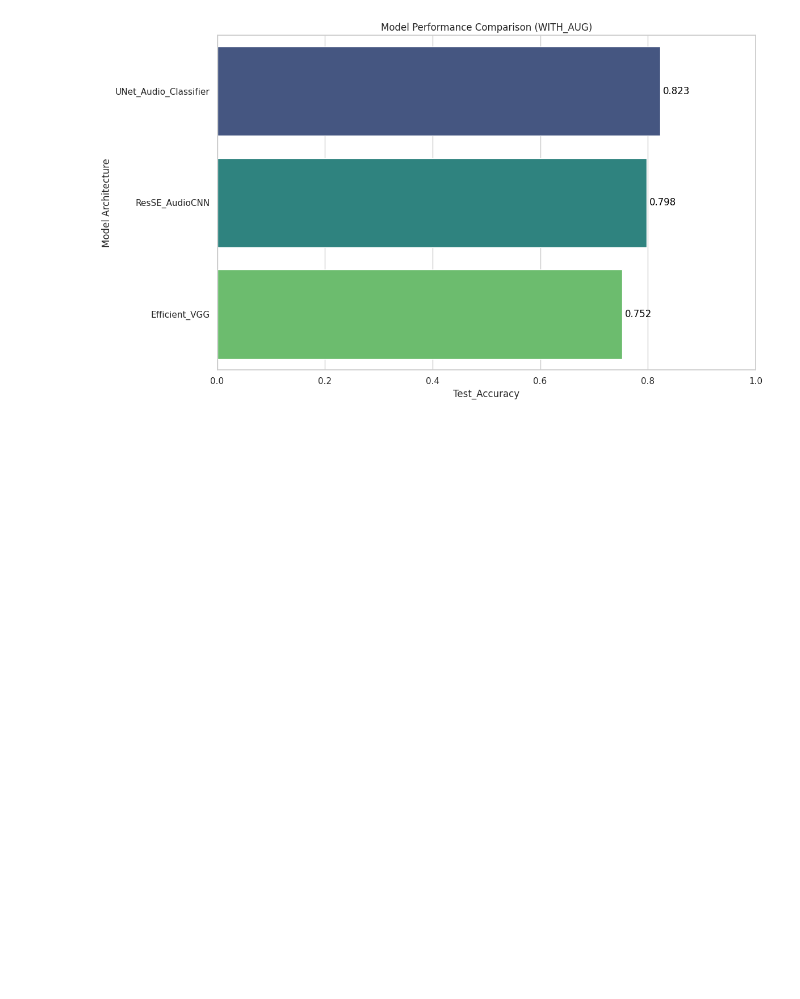
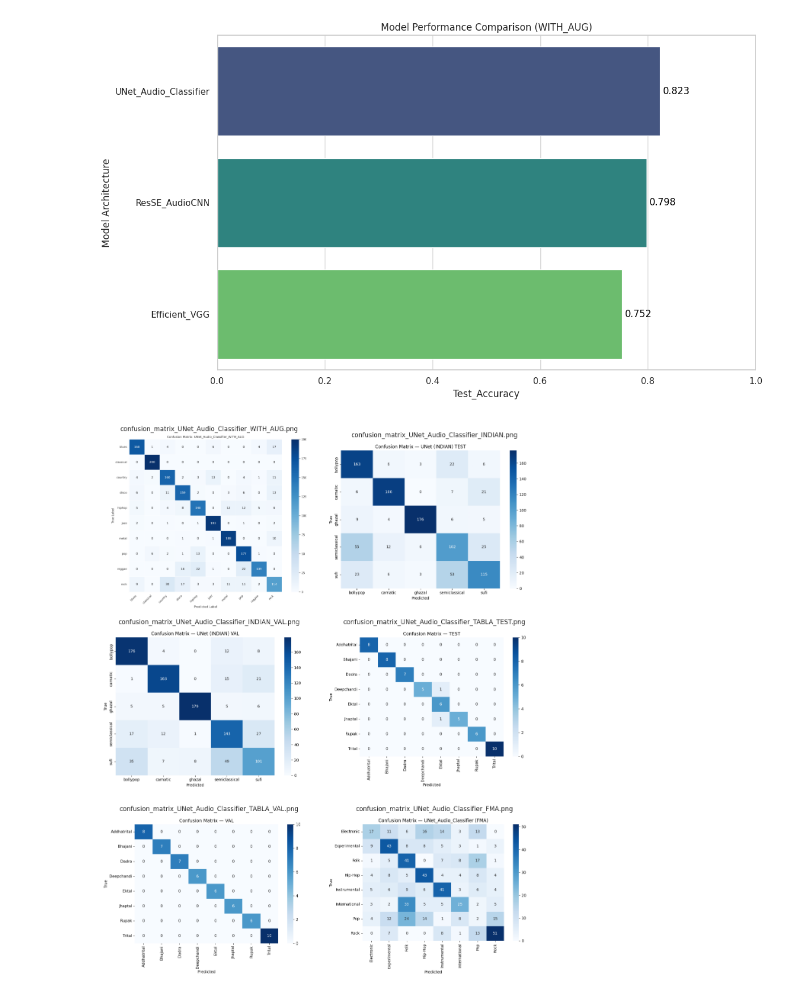
Before and after one commit to alepot55/Reproducible-MGC-GTZAN, a Jupyter notebook: notebooks/02_Final_Analysis_and_Paper_Figures.ipynb, the cells around one changed output. Drawn from its saved outputs; the diff is of its cells as text; code cells hidden in the pictures; blank space fills up the shorter version.

```diff
--- a/notebooks/02_Final_Analysis_and_Paper_Figures.ipynb
+++ b/notebooks/02_Final_Analysis_and_Paper_Figures.ipynb
@@ -179,7 +239,7 @@ Verifichiamo la capacità del modello UNet di generalizzare su un dataset divers
 # %%
 # Identify champion model across available summaries (prefer Test_Accuracy)
 champion_df, source, sort_col = None, None, None
-for key in ['WITH_AUG', 'NO_AUG', 'FMA']:
+for key in ['WITH_AUG', 'NO_AUG', 'INDIAN', 'TABLA', 'FMA']:
     if key in dfs:
         cols = dfs[key].columns
         if ('Test_Accuracy' in cols) or ('Best_Val_Accuracy' in cols):
@@ -602,3 +698,32 @@ Passing `palette` without assigning `hue` is deprecated and will be removed in v
   ax = sns.barplot(x=metric, y='Model', data=df_sorted, palette='viridis', orient='h')
 Saved: /home/alepot55/Desktop/projects/naml_project/reports/comparative_performance_barchart_WITH_AUG.png
 [figure]
+# %%
+# Confusion matrix gallery (load existing PNGs if present)
+from itertools import chain
+cm_candidates = [
+    REPORTS/'confusion_matrix_UNet_Audio_Classifier_WITH_AUG.png',
+    REPORTS/'confusion_matrix_UNet_Audio_Classifier_INDIAN.png',
+    REPORTS/'confusion_matrix_UNet_Audio_Classifier_INDIAN_VAL.png',
+    REPORTS/'confusion_matrix_UNet_Audio_Classifier_TABLA_TEST.png',
+    REPORTS/'confusion_matrix_UNet_Audio_Classifier_TABLA_VAL.png',
+    REPORTS/'confusion_matrix_UNet_Audio_Classifier_FMA.png',
+]
+cm_paths = [p for p in cm_candidates if p.exists()]
+
+if cm_paths:
+    n = len(cm_paths)
+    cols = 2
+    rows = int(np.ceil(n/cols))
+    plt.figure(figsize=(12, 5*rows))
+    for i, p in enumerate(cm_paths, 1):
+        img = plt.imread(p)
+        ax = plt.subplot(rows, cols, i)
+        ax.imshow(img)
+        ax.set_title(p.name)
+        ax.axis('off')
+    plt.tight_layout(); plt.show()
+else:
+    print('No confusion matrix images found in reports/.')
+# %% [output]
+[figure, added]
```
Also changed, not shown: parts of 9 cells of this notebook, 27 other files.
